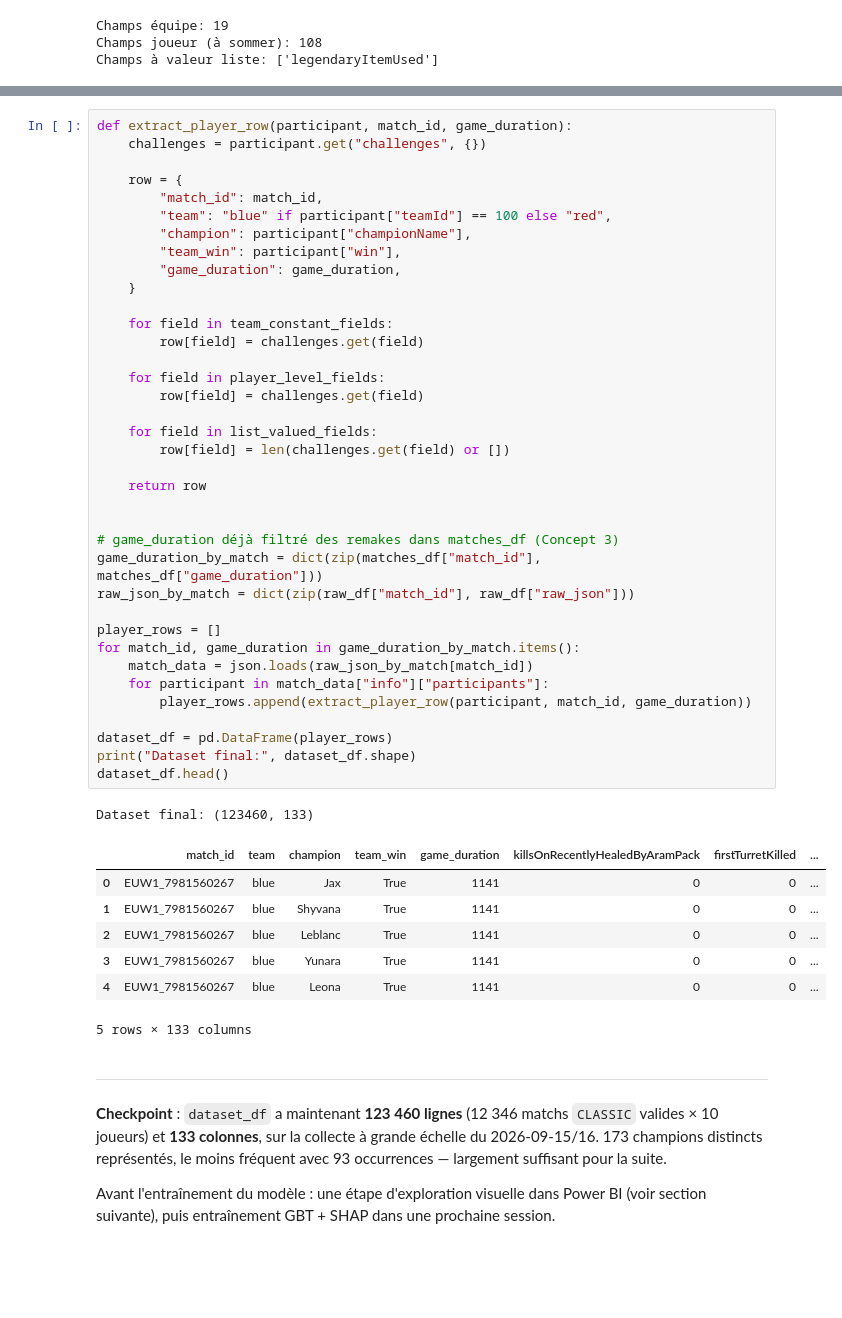
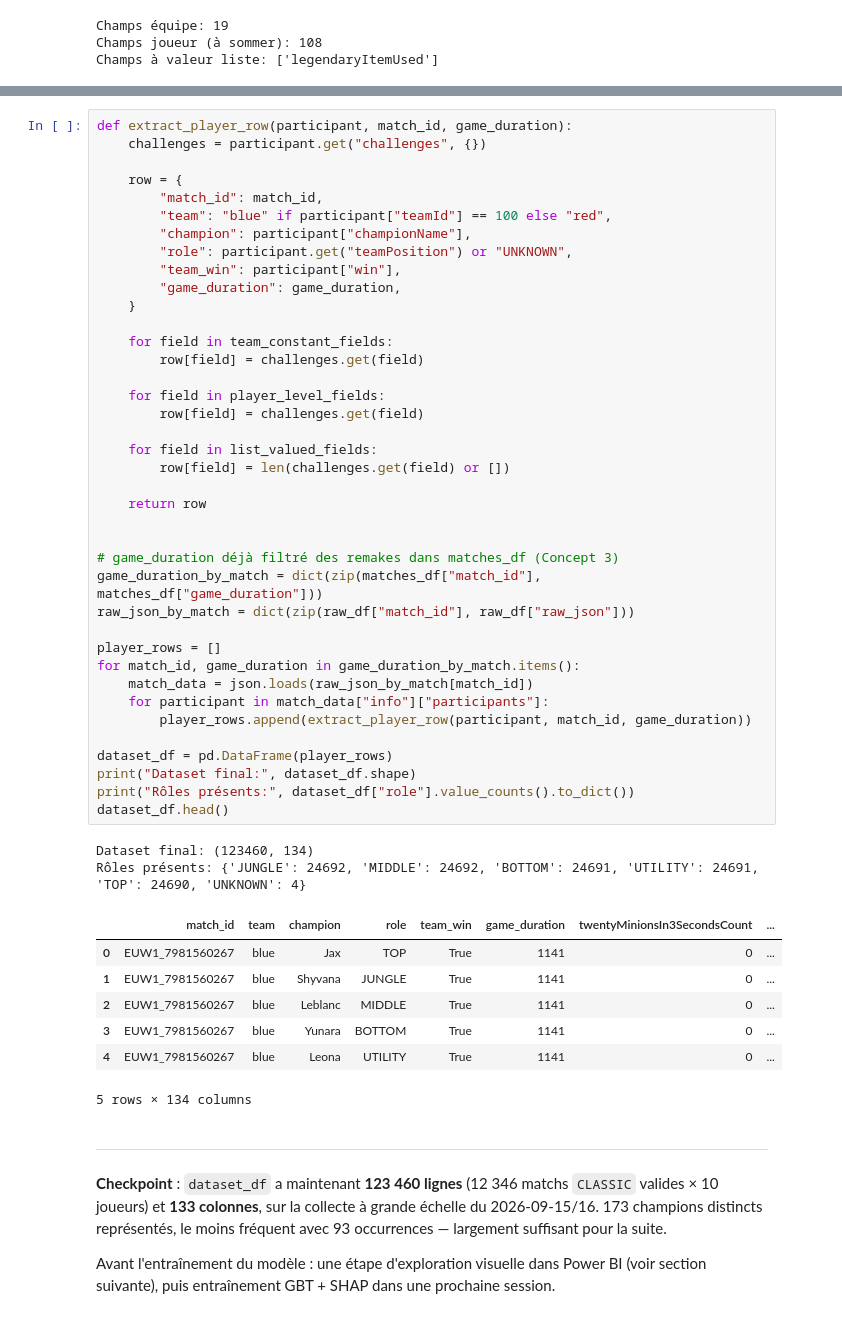
Before and after one commit to mimouniahmed/LOL-assistant, a Jupyter notebook: notebooks/03_model_training.ipynb, the cells around one changed output, grey strips where cells are left out. Drawn from its saved outputs; the diff is of its cells as text; blank space fills up the shorter version.

```diff
--- a/notebooks/03_model_training.ipynb
+++ b/notebooks/03_model_training.ipynb
@@ -217,44 +218,47 @@ def extract_player_row(participant, match_id, game_duration):
         "match_id": match_id,
         "team": "blue" if participant["teamId"] == 100 else "red",
         "champion": participant["championName"],
+        "role": participant.get("teamPosition") or "UNKNOWN",
         "team_win": participant["win"],
         "game_duration": game_duration,
     }
 
     for field in team_constant_fields:
         row[field] = challenges.get(field)
 
     for field in player_level_fields:
         row[field] = challenges.get(field)
 
     for field in list_valued_fields:
         row[field] = len(challenges.get(field) or [])
 
     return row
 
 
 # game_duration déjà filtré des remakes dans matches_df (Concept 3)
 game_duration_by_match = dict(zip(matches_df["match_id"], matches_df["game_duration"]))
 raw_json_by_match = dict(zip(raw_df["match_id"], raw_df["raw_json"]))
 
 player_rows = []
 for match_id, game_duration in game_duration_by_match.items():
     match_data = json.loads(raw_json_by_match[match_id])
     for participant in match_data["info"]["participants"]:
         player_rows.append(extract_player_row(participant, match_id, game_duration))
 
 dataset_df = pd.DataFrame(player_rows)
 print("Dataset final:", dataset_df.shape)
+print("Rôles présents:", dataset_df["role"].value_counts().to_dict())
 dataset_df.head()
 # %% [output]
-Dataset final: (123460, 133)
+Dataset final: (123460, 134)
+Rôles présents: {'JUNGLE': 24692, 'MIDDLE': 24692, 'BOTTOM': 24691, 'UTILITY': 24691, 'TOP': 24690, 'UNKNOWN': 4}
-|  | match_id | team | champion | team_win | game_duration | killsOnRecentlyHealedByAramPack | firstTurretKilled | ... |
-| 0 | EUW1_7981560267 | blue | Jax | True | 1141 | 0 | 0 | ... |
-| 1 | EUW1_7981560267 | blue | Shyvana | True | 1141 | 0 | 0 | ... |
-| 2 | EUW1_7981560267 | blue | Leblanc | True | 1141 | 0 | 0 | ... |
-| 3 | EUW1_7981560267 | blue | Yunara | True | 1141 | 0 | 0 | ... |
-| 4 | EUW1_7981560267 | blue | Leona | True | 1141 | 0 | 0 | ... |
+|  | match_id | team | champion | role | team_win | game_duration | twentyMinionsIn3SecondsCount | ... |
+| 0 | EUW1_7981560267 | blue | Jax | TOP | True | 1141 | 0 | ... |
+| 1 | EUW1_7981560267 | blue | Shyvana | JUNGLE | True | 1141 | 0 | ... |
+| 2 | EUW1_7981560267 | blue | Leblanc | MIDDLE | True | 1141 | 0 | ... |
+| 3 | EUW1_7981560267 | blue | Yunara | BOTTOM | True | 1141 | 0 | ... |
+| 4 | EUW1_7981560267 | blue | Leona | UTILITY | True | 1141 | 0 | ... |
-5 rows × 133 columns
+5 rows × 134 columns
 # %% [markdown]
 ---
 
```
Also changed, not shown: parts of 15 cells of this notebook, 2 other files.
